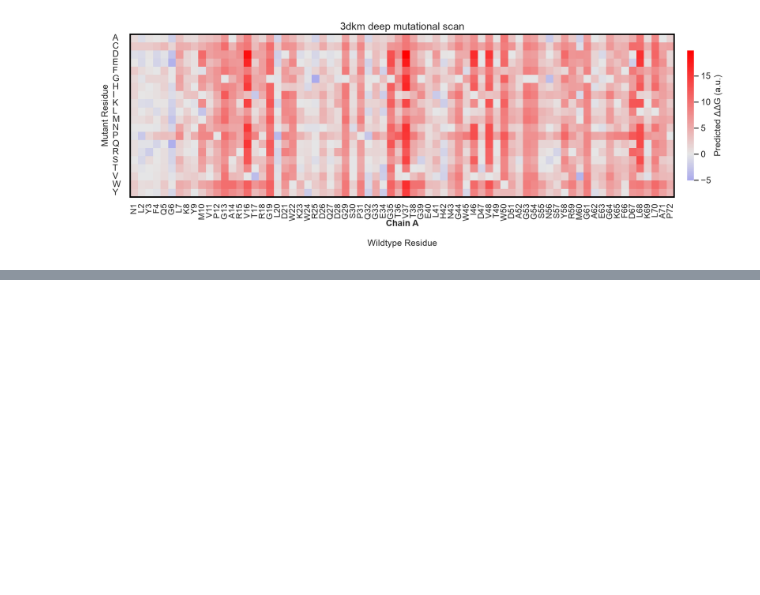
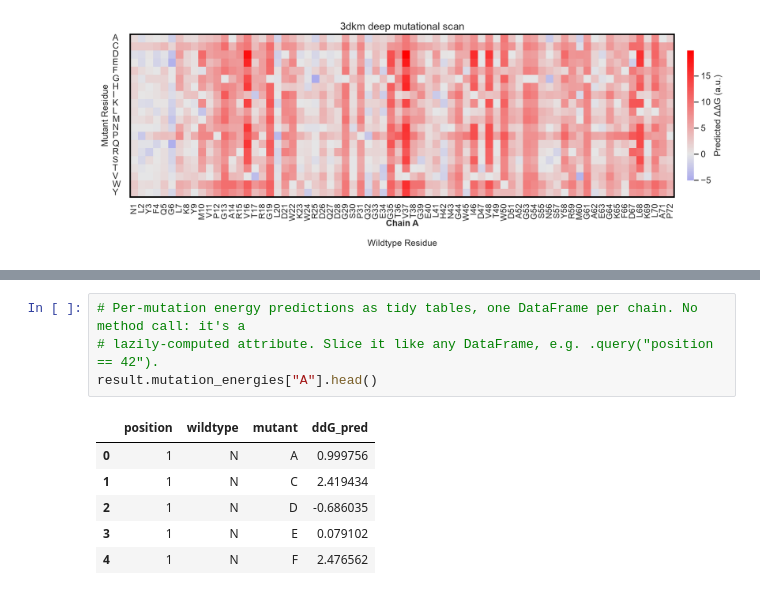
Before and after one commit to jacksonh1/snekwrap, a Jupyter notebook: examples/pottsmpnn/energy_prediction.ipynb, the cells around one changed output, grey strips where cells are left out. Saved outputs shown, nothing was run; the diff lists cells and outputs as text; blank space fills up the shorter version.

Commit message:
changed pottsmpnn energy stuff and results

```diff
--- a/examples/pottsmpnn/energy_prediction.ipynb
+++ b/examples/pottsmpnn/energy_prediction.ipynb
@@ -90,0 +95,11 @@ fig  # redisplay the modified figure
+# %%
+# Per-mutation energy predictions as tidy tables, one DataFrame per chain. No method call: it's a
+# lazily-computed attribute. Slice it like any DataFrame, e.g. .query("position == 42").
+result.mutation_energies["A"].head()
+# %% [output]
+|  | position | wildtype | mutant | ddG_pred |
+| 0 | 1 | N | A | 0.999756 |
+| 1 | 1 | N | C | 2.419434 |
+| 2 | 1 | N | D | -0.686035 |
+| 3 | 1 | N | E | 0.079102 |
+| 4 | 1 | N | F | 2.476562 |
```
Also changed, not shown: parts of 13 cells of this notebook, 5 other files.
